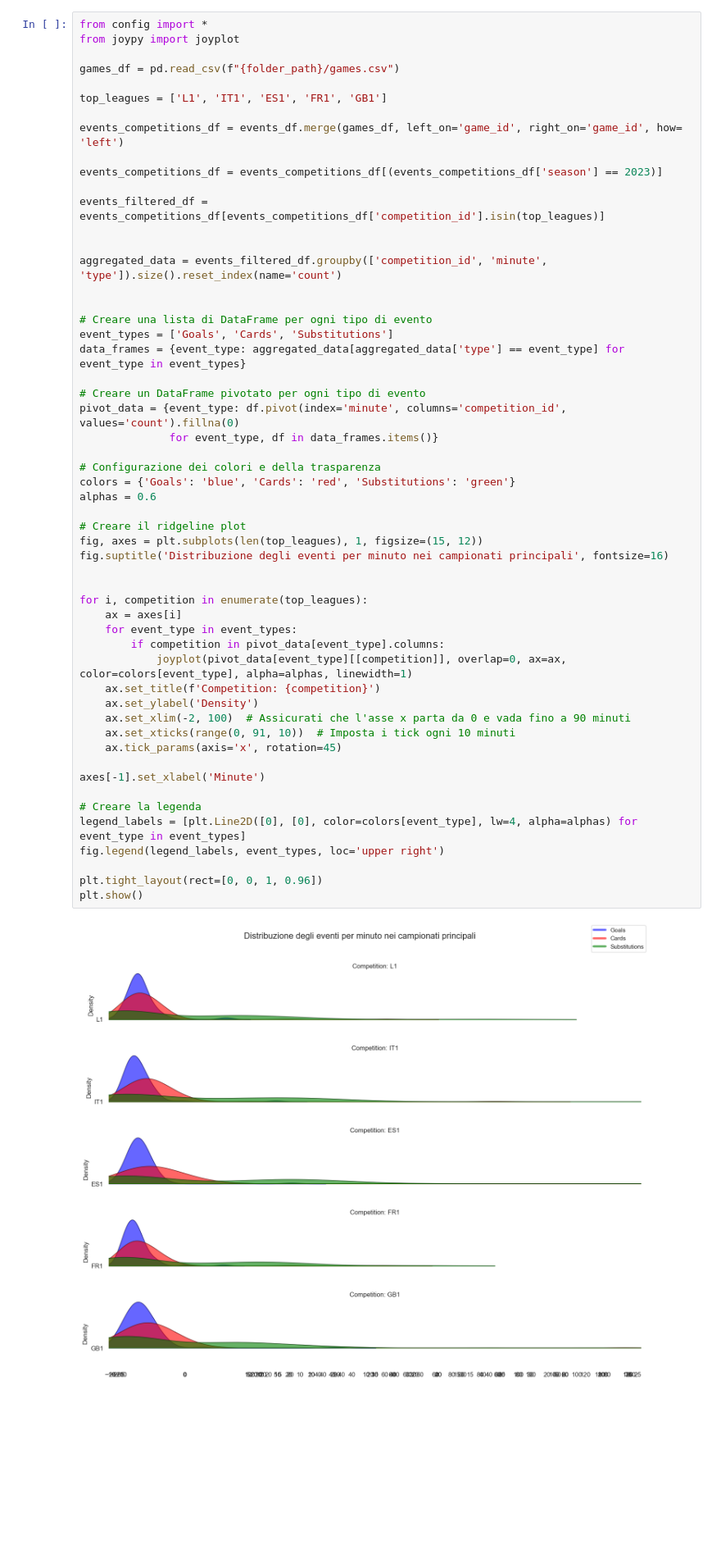
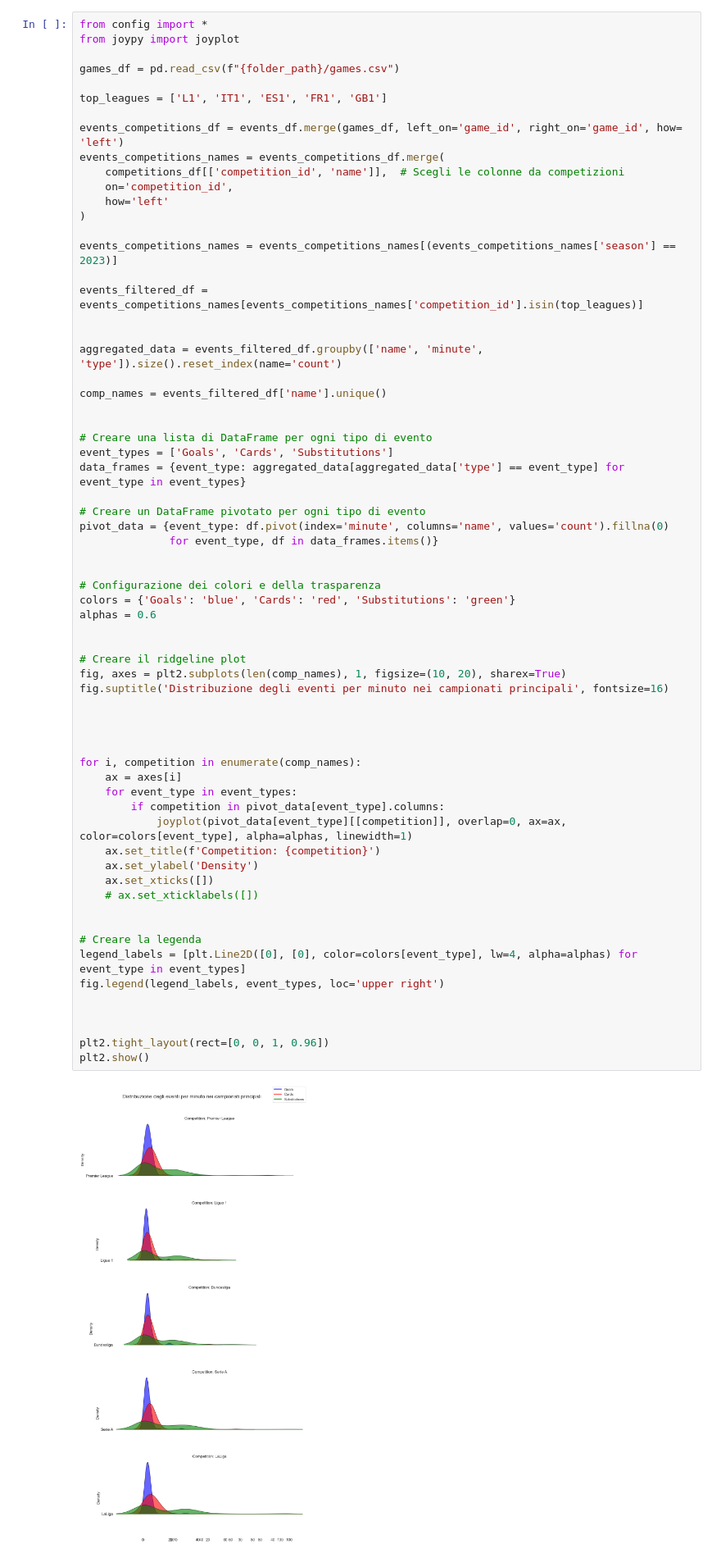
Before and after one commit to RiccardoPili/Football-Data-Analysis, a Jupyter notebook: data_analysis_visualization/competitions_stats.ipynb, the cells around one changed output. Shown at 82% size. Drawn from its saved outputs; the diff is of its cells as text; blank space fills up the shorter version.

```diff
--- a/data_analysis_visualization/competitions_stats.ipynb
+++ b/data_analysis_visualization/competitions_stats.ipynb
@@ -271,50 +272,61 @@ games_df = pd.read_csv(f"{folder_path}/games.csv")
 top_leagues = ['L1', 'IT1', 'ES1', 'FR1', 'GB1']
 
 events_competitions_df = events_df.merge(games_df, left_on='game_id', right_on='game_id', how= 'left')
+events_competitions_names = events_competitions_df.merge(
+    competitions_df[['competition_id', 'name']],  # Scegli le colonne da competizioni
+    on='competition_id',
+    how='left'
+)
 
-events_competitions_df = events_competitions_df[(events_competitions_df['season'] == 2023)]
+events_competitions_names = events_competitions_names[(events_competitions_names['season'] == 2023)]
 
-events_filtered_df = events_competitions_df[events_competitions_df['competition_id'].isin(top_leagues)]
+events_filtered_df = events_competitions_names[events_competitions_names['competition_id'].isin(top_leagues)]
 
 
-aggregated_data = events_filtered_df.groupby(['competition_id', 'minute', 'type']).size().reset_index(name='count')
+aggregated_data = events_filtered_df.groupby(['name', 'minute', 'type']).size().reset_index(name='count')
+
+comp_names = events_filtered_df['name'].unique()
 
 
 # Creare una lista di DataFrame per ogni tipo di evento
 event_types = ['Goals', 'Cards', 'Substitutions']
 data_frames = {event_type: aggregated_data[aggregated_data['type'] == event_type] for event_type in event_types}
 
 # Creare un DataFrame pivotato per ogni tipo di evento
-pivot_data = {event_type: df.pivot(index='minute', columns='competition_id', values='count').fillna(0)
+pivot_data = {event_type: df.pivot(index='minute', columns='name', values='count').fillna(0)
               for event_type, df in data_frames.items()}
+
 
 # Configurazione dei colori e della trasparenza
 colors = {'Goals': 'blue', 'Cards': 'red', 'Substitutions': 'green'}
 alphas = 0.6
 
+
 # Creare il ridgeline plot
-fig, axes = plt.subplots(len(top_leagues), 1, figsize=(15, 12))
+fig, axes = plt2.subplots(len(comp_names), 1, figsize=(10, 20), sharex=True)
 fig.suptitle('Distribuzione degli eventi per minuto nei campionati principali', fontsize=16)
 
 
-for i, competition in enumerate(top_leagues):
+
+
+for i, competition in enumerate(comp_names):
     ax = axes[i]
     for event_type in event_types:
         if competition in pivot_data[event_type].columns:
             joyplot(pivot_data[event_type][[competition]], overlap=0, ax=ax, color=colors[event_type], alpha=alphas, linewidth=1)
     ax.set_title(f'Competition: {competition}')
     ax.set_ylabel('Density')
-    ax.set_xlim(-2, 100)  # Assicurati che l'asse x parta da 0 e vada fino a 90 minuti
-    ax.set_xticks(range(0, 91, 10))  # Imposta i tick ogni 10 minuti
-    ax.tick_params(axis='x', rotation=45)
+    ax.set_xticks([])
+    # ax.set_xticklabels([])
 
-axes[-1].set_xlabel('Minute')
 
 # Creare la legenda
 legend_labels = [plt.Line2D([0], [0], color=colors[event_type], lw=4, alpha=alphas) for event_type in event_types]
 fig.legend(legend_labels, event_types, loc='upper right')
 
-plt.tight_layout(rect=[0, 0, 1, 0.96])
-plt.show()
+
+
+plt2.tight_layout(rect=[0, 0, 1, 0.96])
+plt2.show()
 # %% [output]
-[figure, old version]
+[figure, new version]
```
Also changed, not shown: parts of 10 cells of this notebook, 1 other file.
